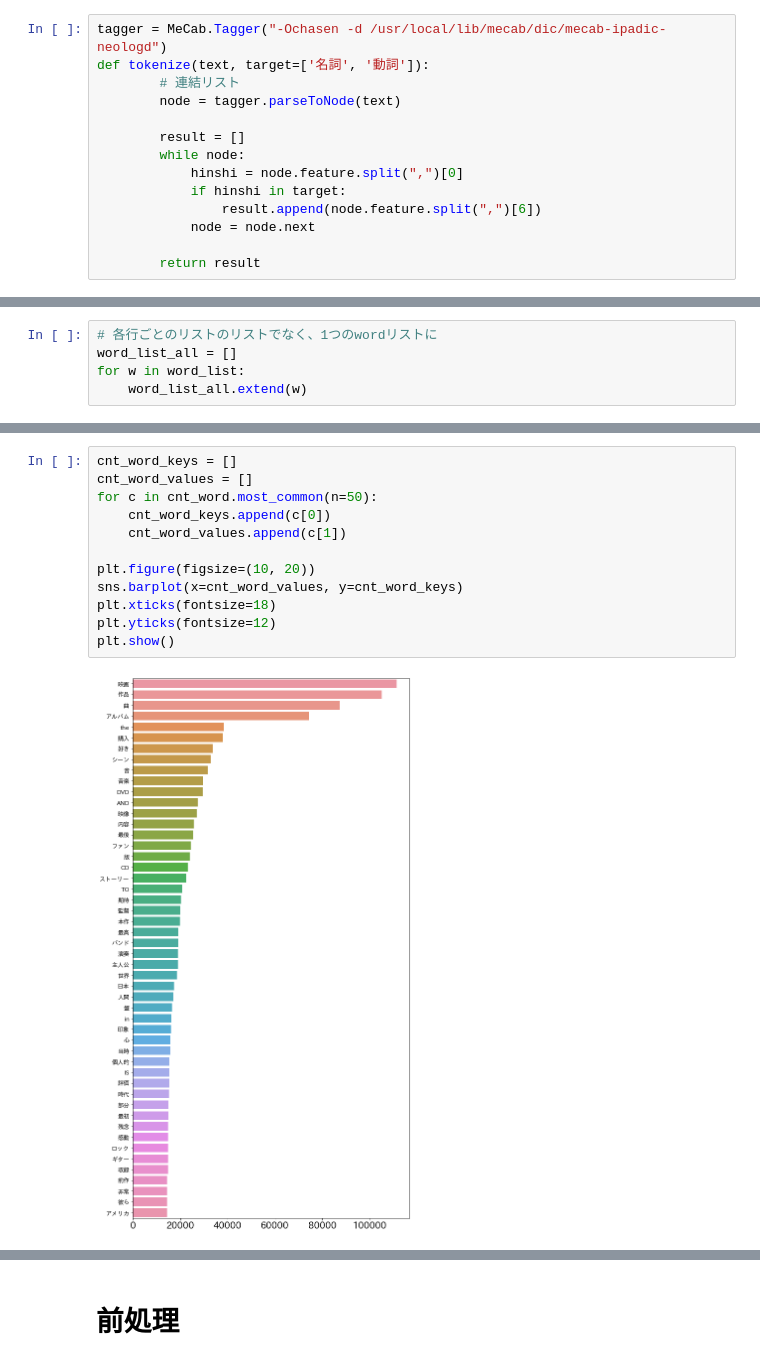
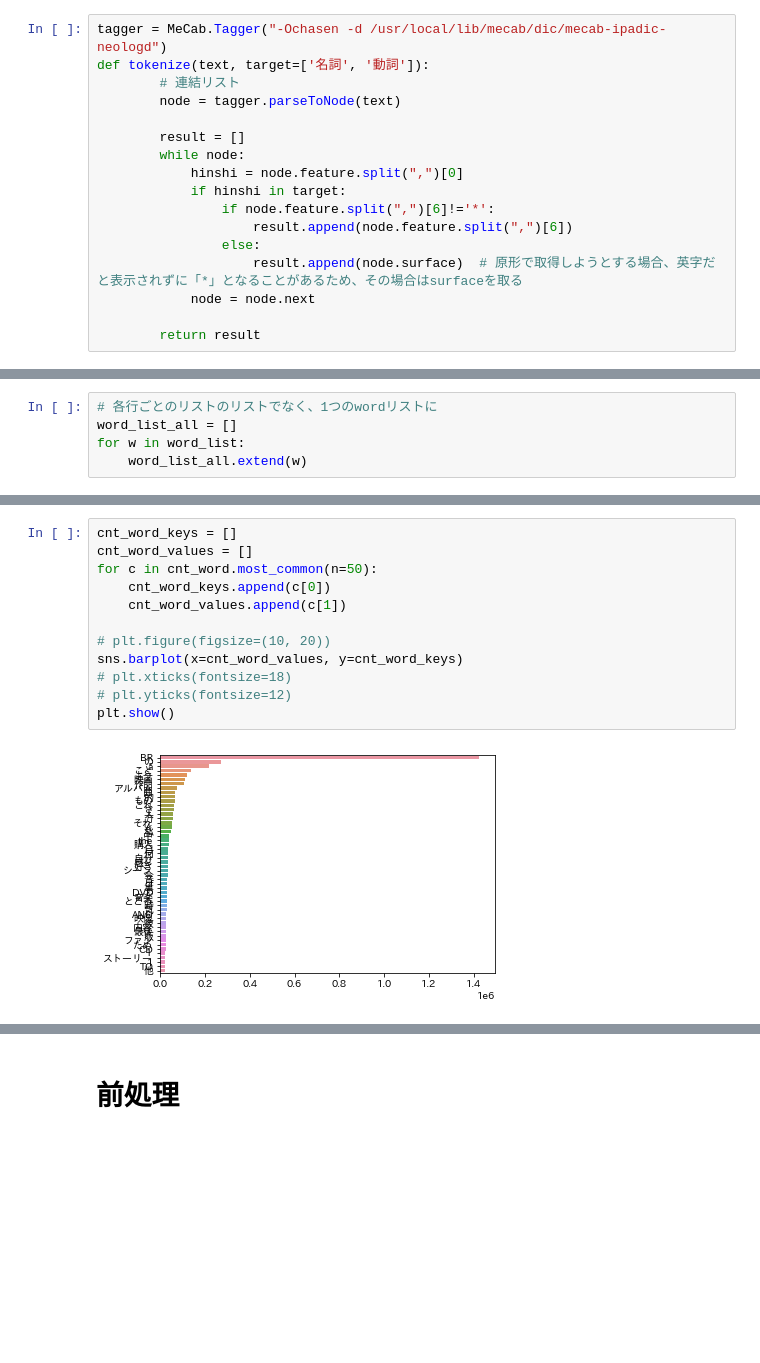
Before and after one commit to mf1611/text_japanese, a Jupyter notebook: notebook/word_count.ipynb, the cells around one changed output, grey strips where cells are left out. Cells and saved outputs as stored; diff of their text form; blank space fills up the shorter version.

```diff
--- a/notebook/word_count.ipynb
+++ b/notebook/word_count.ipynb
@@ -35,7 +36,10 @@ def tokenize(text, target=['名詞', '動詞']):
         while node:
             hinshi = node.feature.split(",")[0]
             if hinshi in target:
-                result.append(node.feature.split(",")[6])
+                if node.feature.split(",")[6]!='*':
+                    result.append(node.feature.split(",")[6])
+                else:
+                    result.append(node.surface)  # 原形で取得しようとする場合、英字だと表示されずに「*」となることがあるため、その場合はsurfaceを取る
             node = node.next
 
         return result
@@ -91,17 +115,17 @@ cnt_word.most_common(n=10)
 # %%
 cnt_word_keys = []
 cnt_word_values = []
 for c in cnt_word.most_common(n=50):
     cnt_word_keys.append(c[0])
     cnt_word_values.append(c[1])
 
-plt.figure(figsize=(10, 20))
+# plt.figure(figsize=(10, 20))
 sns.barplot(x=cnt_word_values, y=cnt_word_keys)
-plt.xticks(fontsize=18)
-plt.yticks(fontsize=12)
+# plt.xticks(fontsize=18)
+# plt.yticks(fontsize=12)
 plt.show()
 # %% [output]
-[figure, old version]
+[figure, new version]
 # %%
 fpath = "/Library/Fonts/Arial Unicode.ttf"
 words_wakati = ' '.join(word_list_all)
```
Also changed, not shown: parts of 25 cells of this notebook.
